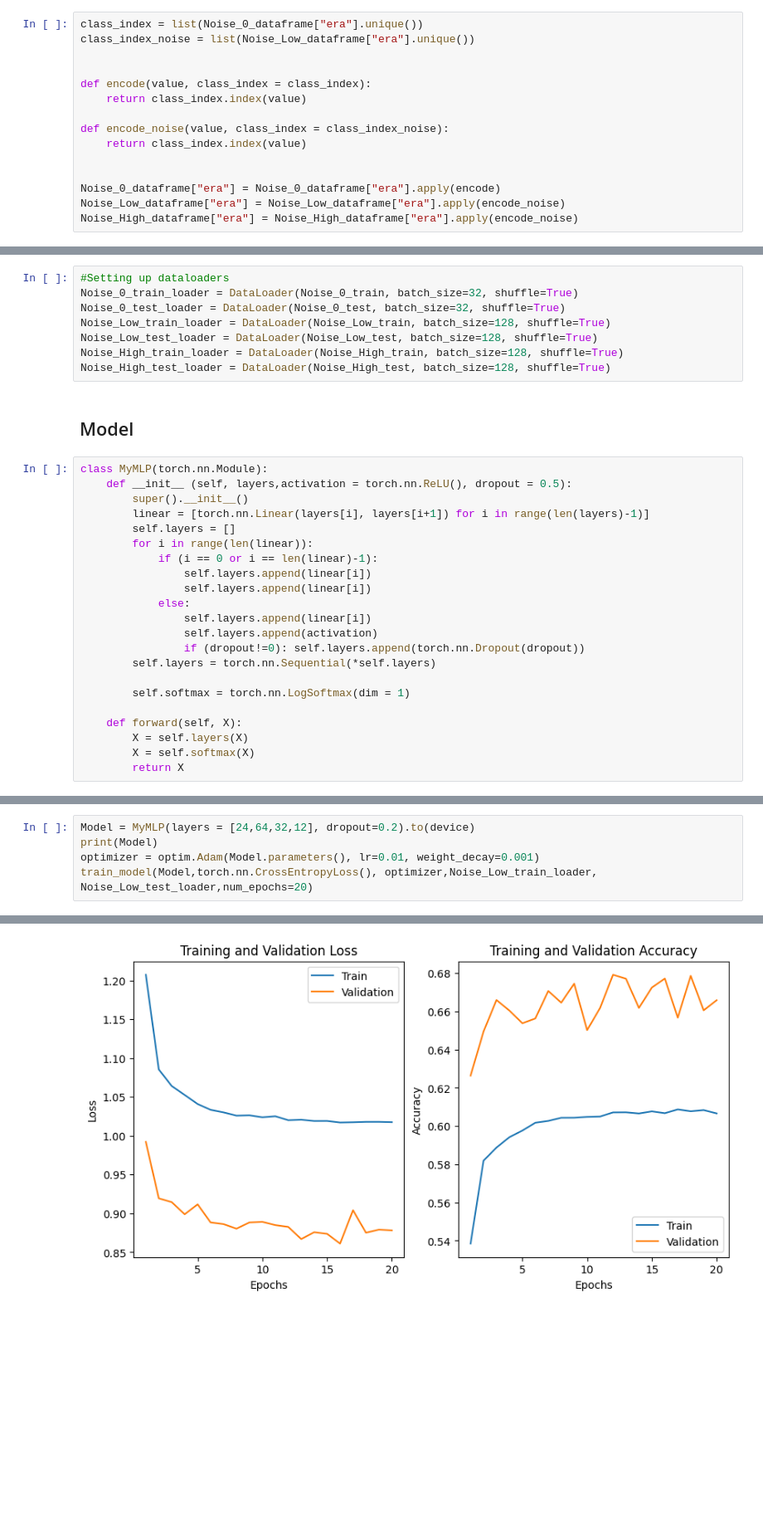
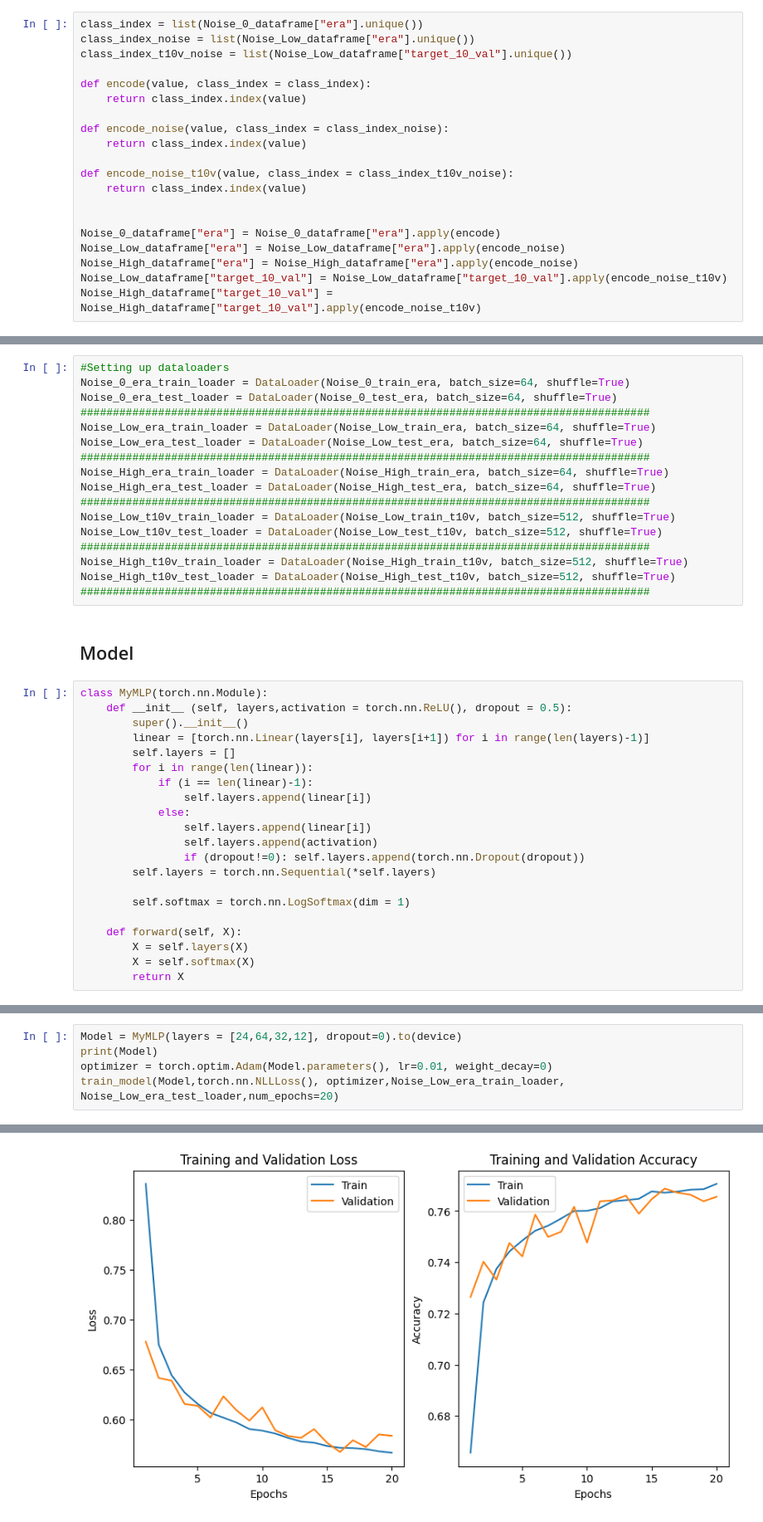
Before and after one commit to adityaahuja7/Advanced-Machine-Learning-CSE642-Assignments, a Jupyter notebook: Feature Noise/Assignment1_MLP.ipynb, the cells around one changed output, grey strips where cells are left out. Shown at 83% size. Cells and saved outputs as stored; diff of their text form; blank space fills up the shorter version.

```diff
--- a/Feature Noise/Assignment1_MLP.ipynb
+++ b/Feature Noise/Assignment1_MLP.ipynb
@@ -59,7 +59,7 @@ Noise_High_dataframe = pd.read_csv("../Data/Assignment1/data_High_noise")
 # %%
 class_index = list(Noise_0_dataframe["era"].unique())
 class_index_noise = list(Noise_Low_dataframe["era"].unique())
-
+class_index_t10v_noise = list(Noise_Low_dataframe["target_10_val"].unique())
 
 def encode(value, class_index = class_index):
     return class_index.index(value)
@@ -67,10 +67,15 @@ def encode(value, class_index = class_index):
 def encode_noise(value, class_index = class_index_noise):
     return class_index.index(value)
 
+def encode_noise_t10v(value, class_index = class_index_t10v_noise):
+    return class_index.index(value)
+
 
 Noise_0_dataframe["era"] = Noise_0_dataframe["era"].apply(encode)
 Noise_Low_dataframe["era"] = Noise_Low_dataframe["era"].apply(encode_noise)
 Noise_High_dataframe["era"] = Noise_High_dataframe["era"].apply(encode_noise)
+Noise_Low_dataframe["target_10_val"] = Noise_Low_dataframe["target_10_val"].apply(encode_noise_t10v)
+Noise_High_dataframe["target_10_val"] = Noise_High_dataframe["target_10_val"].apply(encode_noise_t10v)
 # %% [markdown]
 ## Setting up Dataset & Dataloaders
 # %%
@@ -106,11 +115,20 @@ Noise_High_train, Noise_High_test = random_split(Noise_High_dataset, [int(0.8 *
 # %%
 #Setting up dataloaders
-Noise_0_train_loader = DataLoader(Noise_0_train, batch_size=32, shuffle=True)
-Noise_0_test_loader = DataLoader(Noise_0_test, batch_size=32, shuffle=True)
-Noise_Low_train_loader = DataLoader(Noise_Low_train, batch_size=128, shuffle=True)
-Noise_Low_test_loader = DataLoader(Noise_Low_test, batch_size=128, shuffle=True)
-Noise_High_train_loader = DataLoader(Noise_High_train, batch_size=128, shuffle=True)
-Noise_High_test_loader = DataLoader(Noise_High_test, batch_size=128, shuffle=True)
+Noise_0_era_train_loader = DataLoader(Noise_0_train_era, batch_size=64, shuffle=True)
+Noise_0_era_test_loader = DataLoader(Noise_0_test_era, batch_size=64, shuffle=True)
+########################################################################################
+Noise_Low_era_train_loader = DataLoader(Noise_Low_train_era, batch_size=64, shuffle=True)
+Noise_Low_era_test_loader = DataLoader(Noise_Low_test_era, batch_size=64, shuffle=True)
+########################################################################################
+Noise_High_era_train_loader = DataLoader(Noise_High_train_era, batch_size=64, shuffle=True)
+Noise_High_era_test_loader = DataLoader(Noise_High_test_era, batch_size=64, shuffle=True)
+########################################################################################
+Noise_Low_t10v_train_loader = DataLoader(Noise_Low_train_t10v, batch_size=512, shuffle=True)
+Noise_Low_t10v_test_loader = DataLoader(Noise_Low_test_t10v, batch_size=512, shuffle=True)
+########################################################################################
+Noise_High_t10v_train_loader = DataLoader(Noise_High_train_t10v, batch_size=512, shuffle=True)
+Noise_High_t10v_test_loader = DataLoader(Noise_High_test_t10v, batch_size=512, shuffle=True)
+########################################################################################
 # %% [markdown]
 ## Model
 # %%
@@ -120,8 +138,7 @@ class MyMLP(torch.nn.Module):
         linear = [torch.nn.Linear(layers[i], layers[i+1]) for i in range(len(layers)-1)]
         self.layers = []
         for i in range(len(linear)):
-            if (i == 0 or i == len(linear)-1):
-                self.layers.append(linear[i])
+            if (i == len(linear)-1):
                 self.layers.append(linear[i])
             else:
                 self.layers.append(linear[i])
@@ -322,8 +335,8 @@ Epoch [200/200], Train Loss: 0.1261, Train Acc: 0.9507, Val Loss: 0.1388, Val Ac
 # %%
-Model = MyMLP(layers = [24,64,32,12], dropout=0.2).to(device)
+Model = MyMLP(layers = [24,64,32,12], dropout=0).to(device)
 print(Model)
-optimizer = optim.Adam(Model.parameters(), lr=0.01, weight_decay=0.001)
-train_model(Model,torch.nn.CrossEntropyLoss(), optimizer,Noise_Low_train_loader, Noise_Low_test_loader,num_epochs=20)
+optimizer = torch.optim.Adam(Model.parameters(), lr=0.01, weight_decay=0)
+train_model(Model,torch.nn.NLLLoss(), optimizer,Noise_Low_era_train_loader, Noise_Low_era_test_loader,num_epochs=20)
 # %% [output]
 MyMLP(
   (layers): Sequential(
@@ -345,2 +358,2 @@ Epoch [20/20], Train Loss: 1.0174, Train Acc: 0.6066, Val Loss: 0.8781, Val Acc:
-[figure, old version]
+[figure, new version]
 # %%
```
Also changed, not shown: parts of 9 cells of this notebook, 6 other files.
